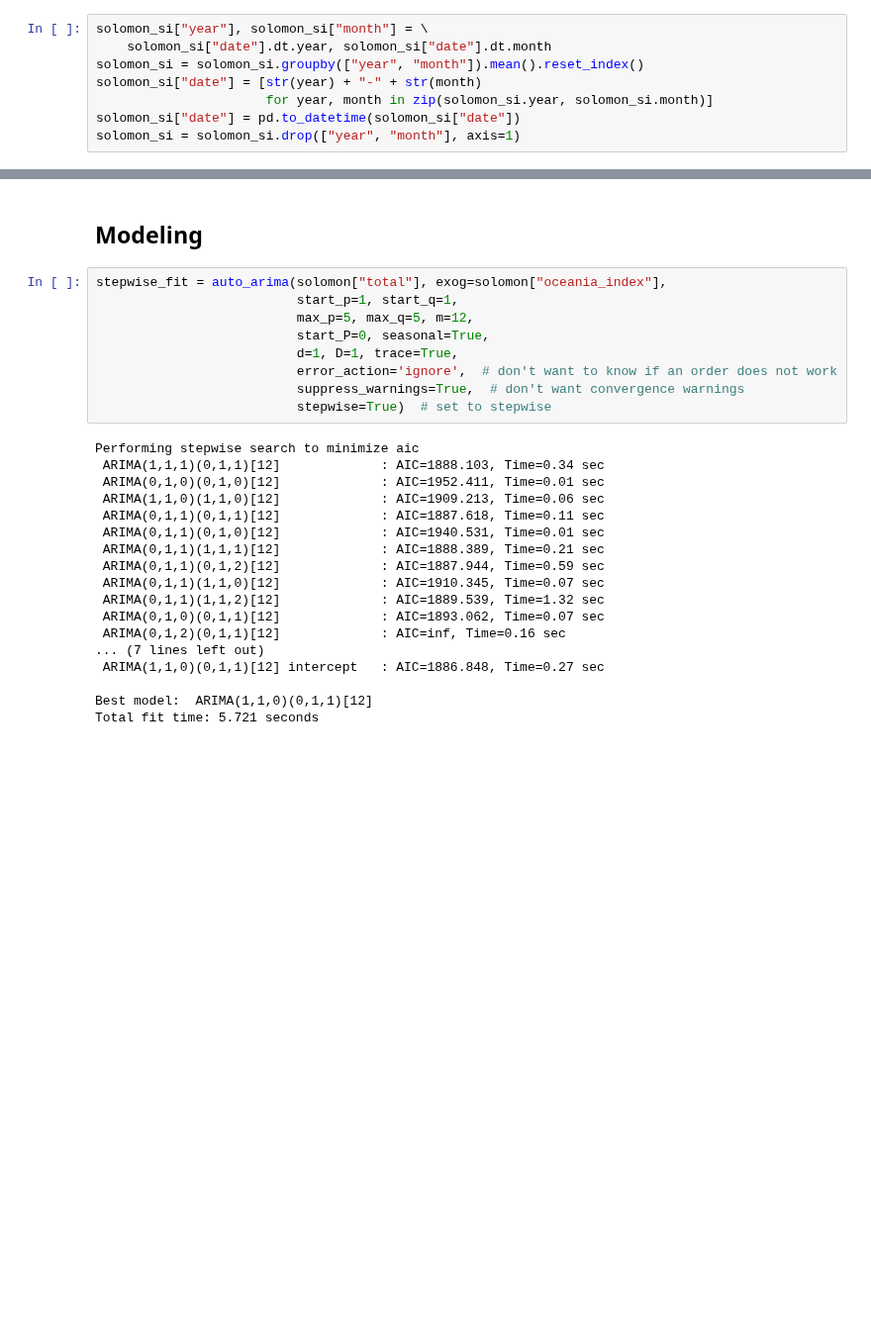
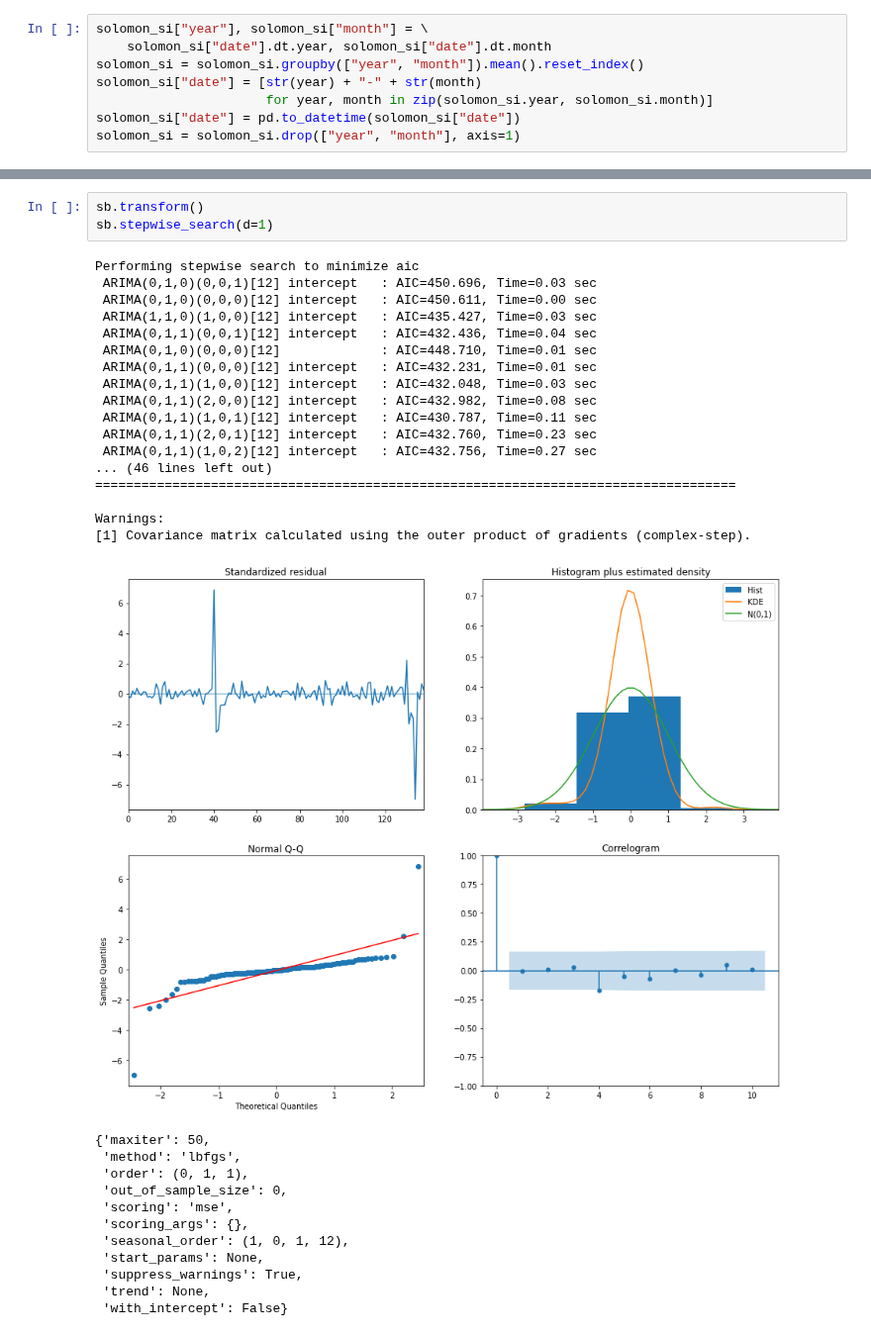
Before and after one commit to worldbank/pacific-observatory, a Jupyter notebook: scripts/notebooks/Tourism/modelling/solomon_islands.ipynb, the cells around one changed output, grey strips where cells are left out. Shown at 99% size. Cells and saved outputs as stored; diff of their text form; blank space fills up the shorter version.

```diff
--- a/scripts/notebooks/Tourism/modelling/solomon_islands.ipynb
+++ b/scripts/notebooks/Tourism/modelling/solomon_islands.ipynb
@@ -107,29 +106,33 @@ get_adf_df(train.diff()[1:], ["total"])
-# %% [markdown]
-## Modeling
 # %%
-stepwise_fit = auto_arima(solomon["total"], exog=solomon["oceania_index"],
-                          start_p=1, start_q=1,
-                          max_p=5, max_q=5, m=12,
-                          start_P=0, seasonal=True,
-                          d=1, D=1, trace=True,
-                          error_action='ignore',  # don't want to know if an order does not work
-                          suppress_warnings=True,  # don't want convergence warnings
-                          stepwise=True)  # set to stepwise
+sb.transform()
+sb.stepwise_search(d=1)
 # %% [output]
 Performing stepwise search to minimize aic
- ARIMA(1,1,1)(0,1,1)[12]             : AIC=1888.103, Time=0.34 sec
- ARIMA(0,1,0)(0,1,0)[12]             : AIC=1952.411, Time=0.01 sec
- ARIMA(1,1,0)(1,1,0)[12]             : AIC=1909.213, Time=0.06 sec
- ARIMA(0,1,1)(0,1,1)[12]             : AIC=1887.618, Time=0.11 sec
- ARIMA(0,1,1)(0,1,0)[12]             : AIC=1940.531, Time=0.01 sec
- ARIMA(0,1,1)(1,1,1)[12]             : AIC=1888.389, Time=0.21 sec
- ARIMA(0,1,1)(0,1,2)[12]             : AIC=1887.944, Time=0.59 sec
- ARIMA(0,1,1)(1,1,0)[12]             : AIC=1910.345, Time=0.07 sec
- ARIMA(0,1,1)(1,1,2)[12]             : AIC=1889.539, Time=1.32 sec
- ARIMA(0,1,0)(0,1,1)[12]             : AIC=1893.062, Time=0.07 sec
- ARIMA(0,1,2)(0,1,1)[12]             : AIC=inf, Time=0.16 sec
-... (7 lines left out)
- ARIMA(1,1,0)(0,1,1)[12] intercept   : AIC=1886.848, Time=0.27 sec
+ ARIMA(0,1,0)(0,0,1)[12] intercept   : AIC=450.696, Time=0.03 sec
+ ARIMA(0,1,0)(0,0,0)[12] intercept   : AIC=450.611, Time=0.00 sec
+ ARIMA(1,1,0)(1,0,0)[12] intercept   : AIC=435.427, Time=0.03 sec
+ ARIMA(0,1,1)(0,0,1)[12] intercept   : AIC=432.436, Time=0.04 sec
+ ARIMA(0,1,0)(0,0,0)[12]             : AIC=448.710, Time=0.01 sec
+ ARIMA(0,1,1)(0,0,0)[12] intercept   : AIC=432.231, Time=0.01 sec
+ ARIMA(0,1,1)(1,0,0)[12] intercept   : AIC=432.048, Time=0.03 sec
+ ARIMA(0,1,1)(2,0,0)[12] intercept   : AIC=432.982, Time=0.08 sec
+ ARIMA(0,1,1)(1,0,1)[12] intercept   : AIC=430.787, Time=0.11 sec
+ ARIMA(0,1,1)(2,0,1)[12] intercept   : AIC=432.760, Time=0.23 sec
+ ARIMA(0,1,1)(1,0,2)[12] intercept   : AIC=432.756, Time=0.27 sec
+... (46 lines left out)
+===================================================================================
 
-Best model:  ARIMA(1,1,0)(0,1,1)[12]
-Total fit time: 5.721 seconds
+Warnings:
+[1] Covariance matrix calculated using the outer product of gradients (complex-step).
+[figure, added]
+{'maxiter': 50,
+ 'method': 'lbfgs',
+ 'order': (0, 1, 1),
+ 'out_of_sample_size': 0,
+ 'scoring': 'mse',
+ 'scoring_args': {},
+ 'seasonal_order': (1, 0, 1, 12),
+ 'start_params': None,
+ 'suppress_warnings': True,
+ 'trend': None,
+ 'with_intercept': False}
```
Also changed, not shown: parts of 28 cells of this notebook, 3 other files.
